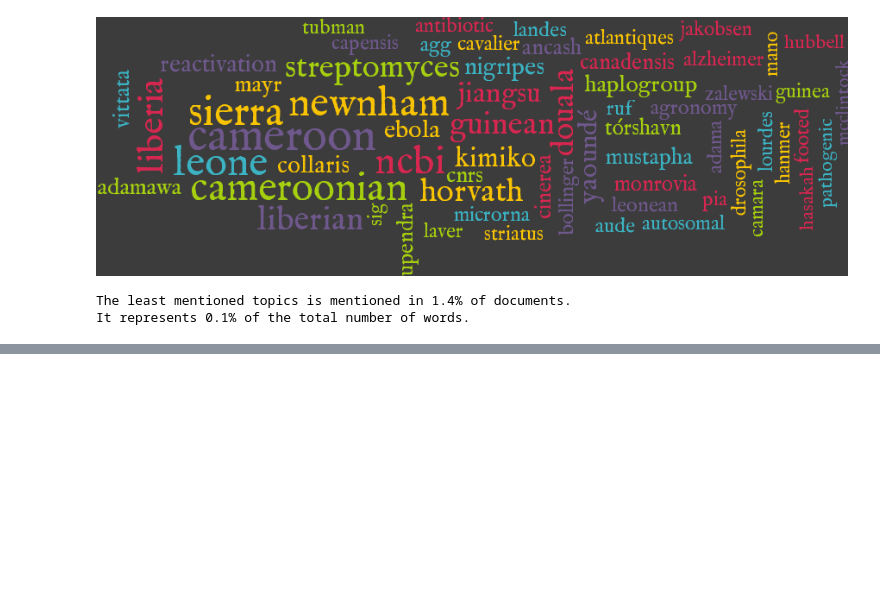
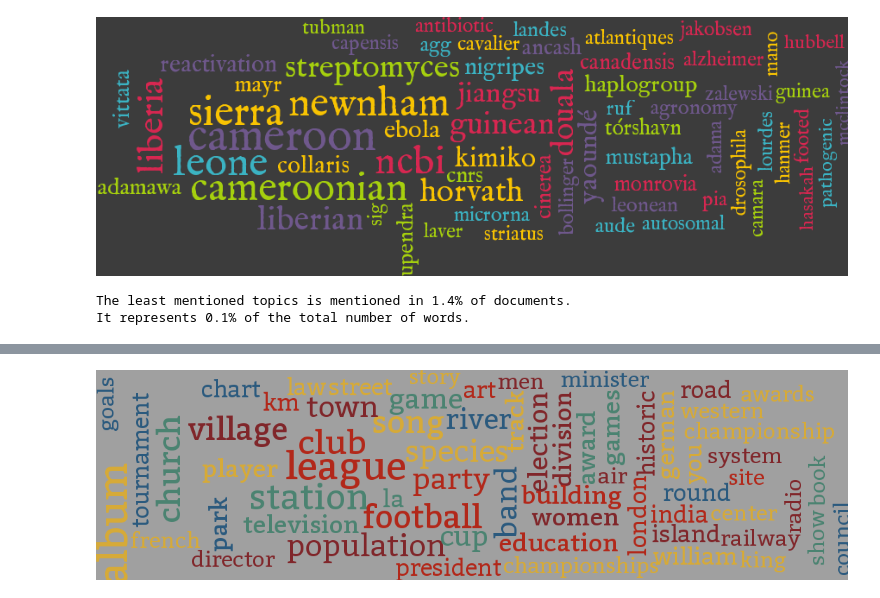
Before and after one commit to WhitneyOnTheWeb/JupyterNotebooks, a Jupyter notebook: Machine Learning/MachineLearningWithPythonCh4.ipynb, the cells around one changed output, grey strips where cells are left out. Saved outputs shown, nothing was run; the diff lists cells and outputs as text; code cells hidden in the pictures; blank space fills up the shorter version.

Commit message:
Add HDP Model of Wikipedia
Added example HDP topic model of wikipedia, as well as word clouds
showing how those topics end up looking

```diff
--- a/Machine Learning/MachineLearningWithPythonCh4.ipynb
+++ b/Machine Learning/MachineLearningWithPythonCh4.ipynb
@@ -593,0 +600,10 @@ After this project, we truly have the best words.
+# %%
+# Create Model - WARNING CALLING THIS TAKES SEVERAL HOURS
+#hdp_wiki_model = models.hdpmodel.HdpModel(
+#        corpus=wiki_corpus,
+#        id2word=wiki_vocab,
+#        chunksize=10000gamma)
+
+#hdp_wiki_model.save('{0}_hdp.pkl'.format(name))
+
+hdp_wiki_model = models.hdpmodel.HdpModel.load('{0}_hdp.pkl'.format(name))
@@ -593,0 +636,26 @@ After this project, we truly have the best words.
+# %%
+# Compute the number of topics mentioned in each article
+lenshpd = (wiki_hdptopicx.topics > 0).sum(axis=1)
+
+print('Mean number of topics mentioned: {0:.3}'.format(np.mean(lenshpd)))
+print('Percentage of articles mentioning less than 10 topics: {0:.1%}'.format(np.mean(lenshpd <= 10)))
+
+# Weights are total weight of words within each topic
+weightshdp = wiki_hdptopicx.topics.sum(axis=0)
+
+# Retrieve the most heavily used topic and plot it as a word cloud:
+wiki_words = hdp_wiki_model.show_topic(weightshdp.argmax(), 64)
+
+
+wikihdptopics = []
+df_wikihdptopics = []
+weights_hdplist = weightshdp.tolist()
+
+for weight in weights_hdplist:
+    wikihdptopics.append([(w, f) for w, f in hdp_wiki_model.show_topic(weights_hdplist.index(weight), 64)])
+    df_wikihdptopics.append([[(w, f) for w, f in hdp_wiki_model.show_topic(weights_hdplist.index(weight), 64)], weight])
+
+# Sclice of Wiki Topic Weights
+df_wikihdptopics = pd.DataFrame(df_wikihdptopics, columns=('topics', 'weights'))
+df_wikihdptopics = df_wikihdptopics.sort_values(by='weights', ascending=False)
+df_wikihdptopics[:10]
@@ -593,0 +676,10 @@ After this project, we truly have the best words.
+# %%
+create_cloud('./{0}_hdptopic1.png'.format(name), df_wikihdptopics.loc[27, 'topics']
+             , fontname='Bitter'
+             , colors=COLOR_SCHEMES['highstakes']
+             , background=(160, 160, 160, 255)
+             , maxsize=40
+             , minsize=5)
+Image(filename='./{0}_hdptopic1.png'.format(name))
+# %% [output]
+[figure, added]
```
Also changed, not shown: parts of 10 cells of this notebook.
